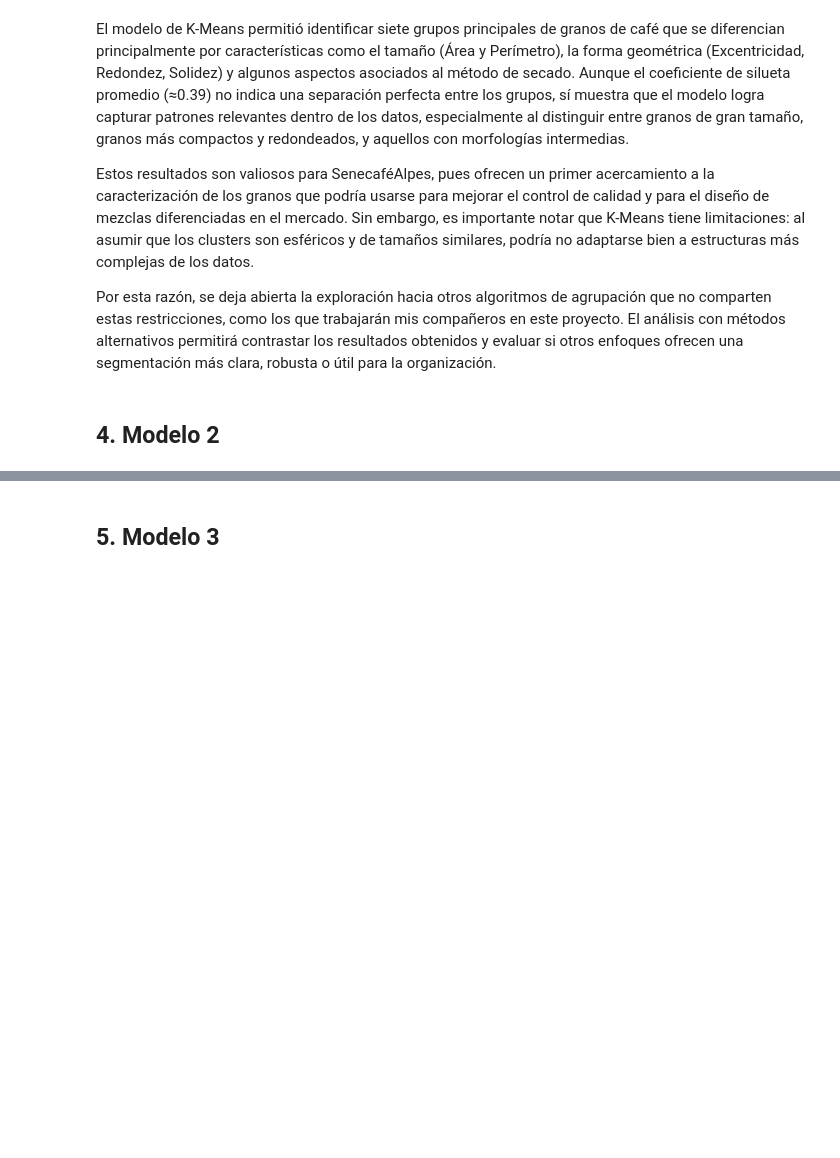
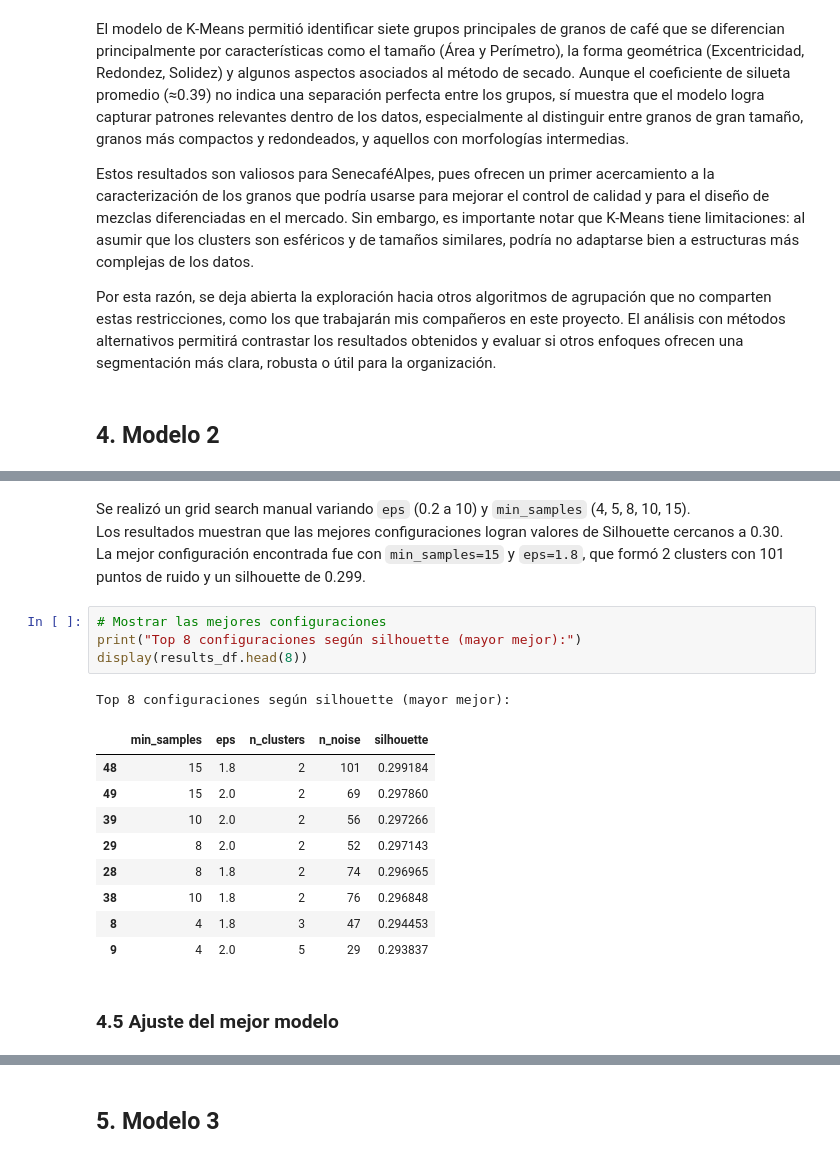
Before and after one commit to aneira3/Laboratorio2_BI, a Jupyter notebook: lab2.ipynb, the cells around one changed output, grey strips where cells are left out. Saved outputs shown, nothing was run; the diff lists cells and outputs as text; blank space fills up the shorter version.

```diff
--- a/lab2.ipynb
+++ b/lab2.ipynb
@@ -468,0 +556,21 @@ Por esta razón, se deja abierta la exploración hacia otros algoritmos de agrup
+# %% [markdown]
+Se realizó un grid search manual variando `eps` (0.2 a 10) y `min_samples` (4, 5, 8, 10, 15).
+Los resultados muestran que las mejores configuraciones logran valores de Silhouette cercanos a 0.30.
+La mejor configuración encontrada fue con `min_samples=15` y `eps=1.8`, que formó 2 clusters con 101 puntos de ruido y un silhouette de 0.299.
+# %%
+# Mostrar las mejores configuraciones
+print("Top 8 configuraciones según silhouette (mayor mejor):")
+display(results_df.head(8))
+# %% [output]
+Top 8 configuraciones según silhouette (mayor mejor):
+|  | min_samples | eps | n_clusters | n_noise | silhouette |
+| 48 | 15 | 1.8 | 2 | 101 | 0.299184 |
+| 49 | 15 | 2.0 | 2 | 69 | 0.297860 |
+| 39 | 10 | 2.0 | 2 | 56 | 0.297266 |
+| 29 | 8 | 2.0 | 2 | 52 | 0.297143 |
+| 28 | 8 | 1.8 | 2 | 74 | 0.296965 |
+| 38 | 10 | 1.8 | 2 | 76 | 0.296848 |
+| 8 | 4 | 1.8 | 3 | 47 | 0.294453 |
+| 9 | 4 | 2.0 | 5 | 29 | 0.293837 |
+# %% [markdown]
+### 4.5 Ajuste del mejor modelo
```
Also changed, not shown: parts of 21 cells of this notebook.
